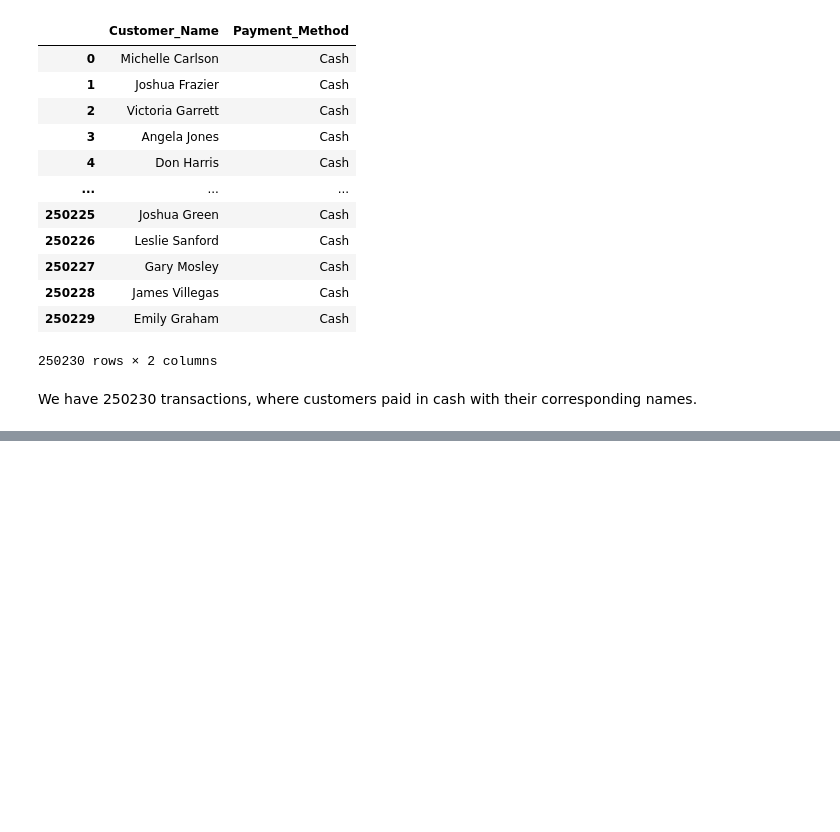
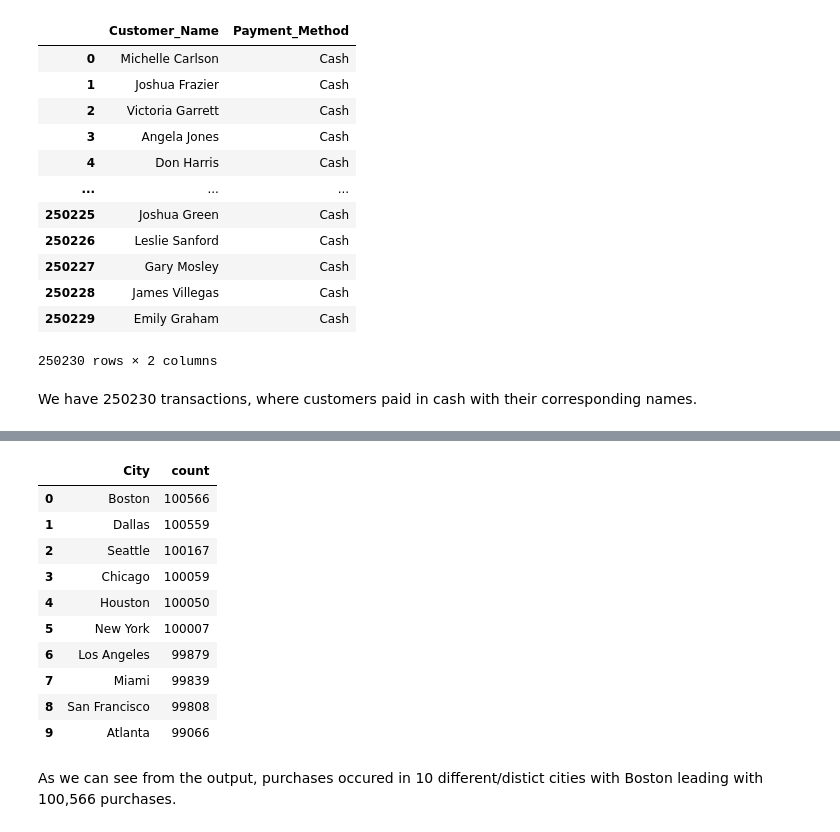
Before and after one commit to tasosrigos-bit/my-spark-project, a Jupyter notebook: spark-assignment/f2822511-Rigos-Anastasios.ipynb, the cells around one changed output, grey strips where cells are left out. Drawn from its saved outputs; the diff is of its cells as text; code cells hidden in the pictures; blank space fills up the shorter version.

```diff
--- a/spark-assignment/f2822511-Rigos-Anastasios.ipynb
+++ b/spark-assignment/f2822511-Rigos-Anastasios.ipynb
@@ -107,2 +245,18 @@ We have 250230 transactions, where customers paid in cash with their correspondi
+# %%
+retail_df.groupBy("City").count().sort("count", ascending=False).toPandas()
+# %% [output]
+|  | City | count |
+| 0 | Boston | 100566 |
+| 1 | Dallas | 100559 |
+| 2 | Seattle | 100167 |
+| 3 | Chicago | 100059 |
+| 4 | Houston | 100050 |
+| 5 | New York | 100007 |
+| 6 | Los Angeles | 99879 |
+| 7 | Miami | 99839 |
+| 8 | San Francisco | 99808 |
+| 9 | Atlanta | 99066 |
+# %% [markdown]
+As we can see from the output, purchases occured in 10 different/distict cities with Boston leading with 100,566 purchases.
 # %%
 #spark.stop()
```
Also changed, not shown: parts of 16 cells of this notebook.
